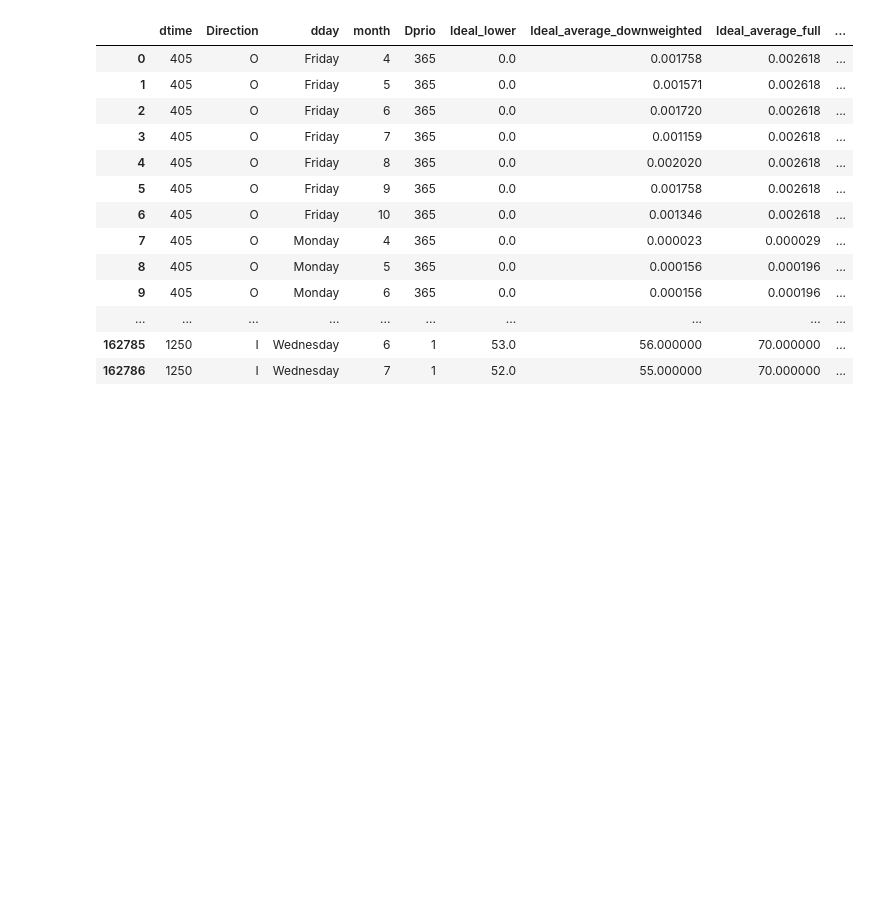
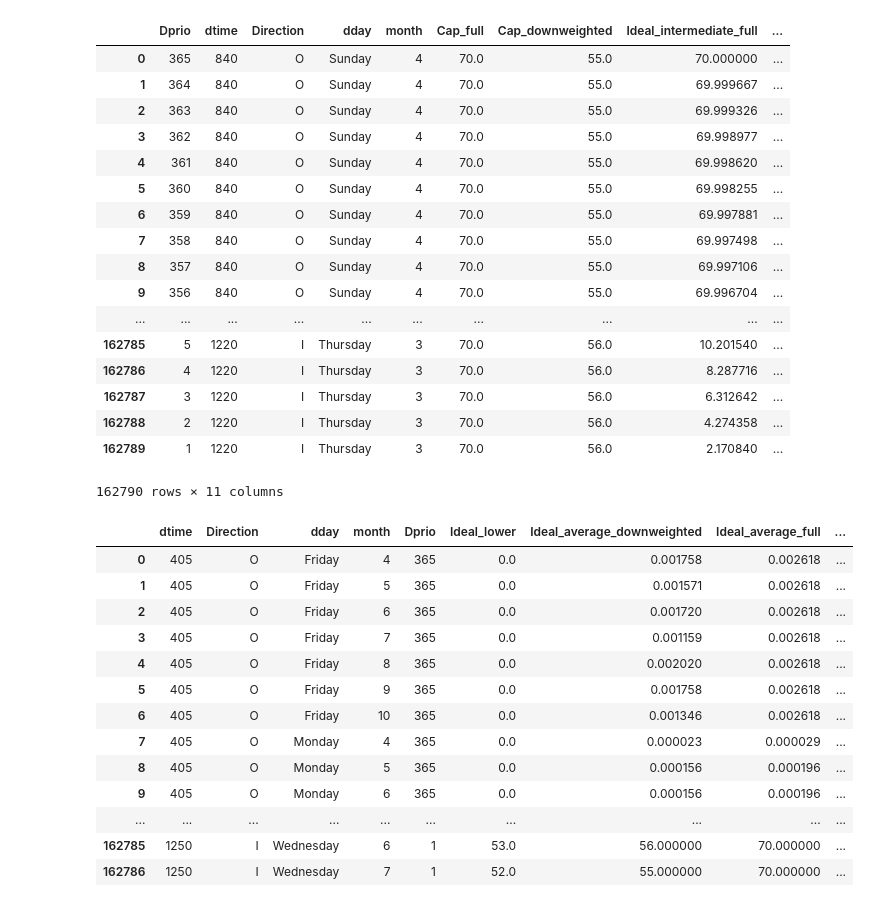
Before and after one commit to dkremlg/Booking-Curves, a Jupyter notebook: IdealCurve.ipynb, the cells around one changed output. Drawn from its saved outputs; the diff is of its cells as text; code cells hidden in the pictures; blank space fills up the shorter version.

```diff
--- a/IdealCurve.ipynb
+++ b/IdealCurve.ipynb
@@ -57,0 +56,5 @@ IdealCurve=IdealCurve[[x for x in IdealCurve.columns if 'sum' not in x and x!='f
+# %%
+IdealCurve['Cap_full']=C
+IdealCurve['Cap_downweighted']=C*IdealCurve['downweight']
+# %%
+Probability=IdealCurve[['Dprio','dtime','Direction','dday','month','Cap_full','Cap_downweighted']].copy()
@@ -74,3 +81,15 @@ IdealCurve_intermediate_full=IdealCurve.groupby(level=[0]+[x for x in range(1,le
 .groupby(level=[x for x in range(1,len(downweight_granularity)+1)]+[len(downweight_granularity)+1])['forecast_bookings_full'].cumsum().reset_index().rename(columns={'forecast_bookings_full': 'Ideal_intermediate_full'})
 IdealCurve_intermediate_downweighted=IdealCurve.groupby(level=[0]+[x for x in range(1,len(downweight_granularity)+1)]+[len(downweight_granularity)+1]).sum()\
 .groupby(level=[x for x in range(1,len(downweight_granularity)+1)]+[len(downweight_granularity)+1])['forecast_bookings_downweighted'].cumsum().reset_index().rename(columns={'forecast_bookings_downweighted': 'Ideal_intermediate_downweighted'})
+# %%
+Probability=Probability.merge(IdealCurve_intermediate_full[[x for x in IdealCurve_intermediate_full if x!='downweight']],
+                              on=['Dprio']+downweight_granularity)
+
+Probability=Probability.merge(IdealCurve_intermediate_downweighted[[x for x in IdealCurve_intermediate_downweighted if x!='downweight']],
+                              on=['Dprio']+downweight_granularity)
+
+Probability=Probability.merge(IdealCurve_average_full[[x for x in IdealCurve_average_full if x!='downweight']],
+                              on=['Dprio']+downweight_granularity)
+
+Probability=Probability.merge(IdealCurve_average_downweighted[[x for x in IdealCurve_average_downweighted if x!='downweight']],
+                              on=['Dprio']+downweight_granularity)
@@ -77,3 +98,24 @@ IdealCurve_intermediate_downweighted=IdealCurve.groupby(level=[0]+[x for x in ra
+# %%
+Probability
+# %% [output]
+|  | Dprio | dtime | Direction | dday | month | Cap_full | Cap_downweighted | Ideal_intermediate_full | ... |
+| 0 | 365 | 840 | O | Sunday | 4 | 70.0 | 55.0 | 70.000000 | ... |
+| 1 | 364 | 840 | O | Sunday | 4 | 70.0 | 55.0 | 69.999667 | ... |
+| 2 | 363 | 840 | O | Sunday | 4 | 70.0 | 55.0 | 69.999326 | ... |
+| 3 | 362 | 840 | O | Sunday | 4 | 70.0 | 55.0 | 69.998977 | ... |
+| 4 | 361 | 840 | O | Sunday | 4 | 70.0 | 55.0 | 69.998620 | ... |
+| 5 | 360 | 840 | O | Sunday | 4 | 70.0 | 55.0 | 69.998255 | ... |
+| 6 | 359 | 840 | O | Sunday | 4 | 70.0 | 55.0 | 69.997881 | ... |
+| 7 | 358 | 840 | O | Sunday | 4 | 70.0 | 55.0 | 69.997498 | ... |
+| 8 | 357 | 840 | O | Sunday | 4 | 70.0 | 55.0 | 69.997106 | ... |
+| 9 | 356 | 840 | O | Sunday | 4 | 70.0 | 55.0 | 69.996704 | ... |
+| ... | ... | ... | ... | ... | ... | ... | ... | ... | ... |
+| 162785 | 5 | 1220 | I | Thursday | 3 | 70.0 | 56.0 | 10.201540 | ... |
+| 162786 | 4 | 1220 | I | Thursday | 3 | 70.0 | 56.0 | 8.287716 | ... |
+| 162787 | 3 | 1220 | I | Thursday | 3 | 70.0 | 56.0 | 6.312642 | ... |
+| 162788 | 2 | 1220 | I | Thursday | 3 | 70.0 | 56.0 | 4.274358 | ... |
+| 162789 | 1 | 1220 | I | Thursday | 3 | 70.0 | 56.0 | 2.170840 | ... |
+162790 rows × 11 columns
 # %%
 IdealCurve=IdealCurve_average_full.merge(IdealCurve_average_downweighted,on=['Dprio']+downweight_granularity+['downweight'])
 IdealCurve=IdealCurve.merge(IdealCurve_intermediate_full,on=['Dprio']+downweight_granularity+['downweight'])
```
Also changed, not shown: parts of 4 cells of this notebook, 3 other files.
